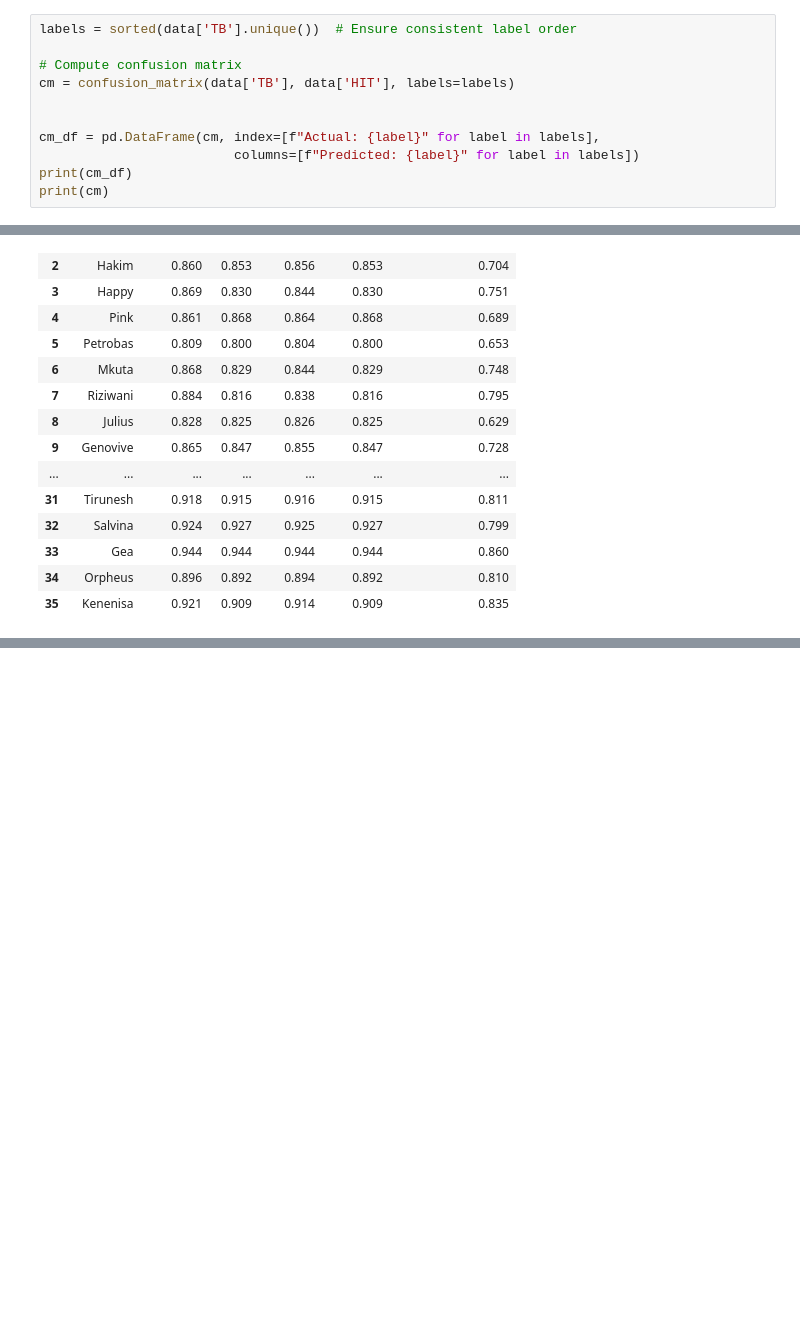
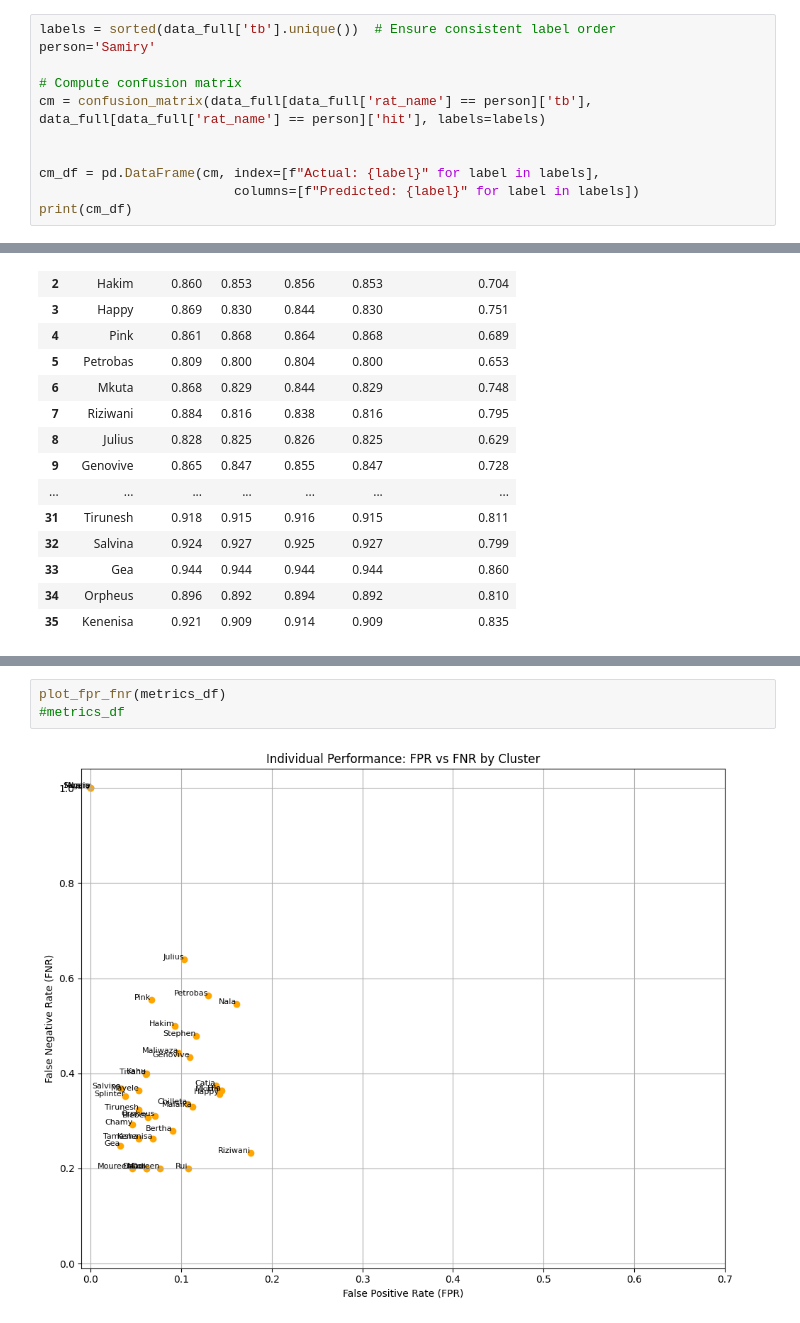
Before and after one commit to Valentin-Janclaes/Hackathon_Winning_Team_2025, a Jupyter notebook: notebook_analysis_1.ipynb, the cells around one changed output, grey strips where cells are left out. Drawn from its saved outputs; the diff is of its cells as text; blank space fills up the shorter version.

```diff
--- a/notebook_analysis_1.ipynb
+++ b/notebook_analysis_1.ipynb
@@ -22,14 +22,14 @@ data_full
 | 240222 | 45565 | 805 | NaN | True | NaN | Malaika | NaT | None | NaN | ... |
 240223 rows × 15 columns
 # %%
-labels = sorted(data['TB'].unique())  # Ensure consistent label order
+labels = sorted(data_full['tb'].unique())  # Ensure consistent label order
+person='Samiry'
 
 # Compute confusion matrix
-cm = confusion_matrix(data['TB'], data['HIT'], labels=labels)
+cm = confusion_matrix(data_full[data_full['rat_name'] == person]['tb'], data_full[data_full['rat_name'] == person]['hit'], labels=labels)
 
 
 cm_df = pd.DataFrame(cm, index=[f"Actual: {label}" for label in labels],
                          columns=[f"Predicted: {label}" for label in labels])
 print(cm_df)
-print(cm)
 # %% [output]
@@ -328,0 +340,5 @@ TypeError: got an unexpected keyword argument 'color'
+# %%
+plot_fpr_fnr(metrics_df)
+#metrics_df
+# %% [output]
+[figure, added]
```
Also changed, not shown: parts of 5 cells of this notebook.
